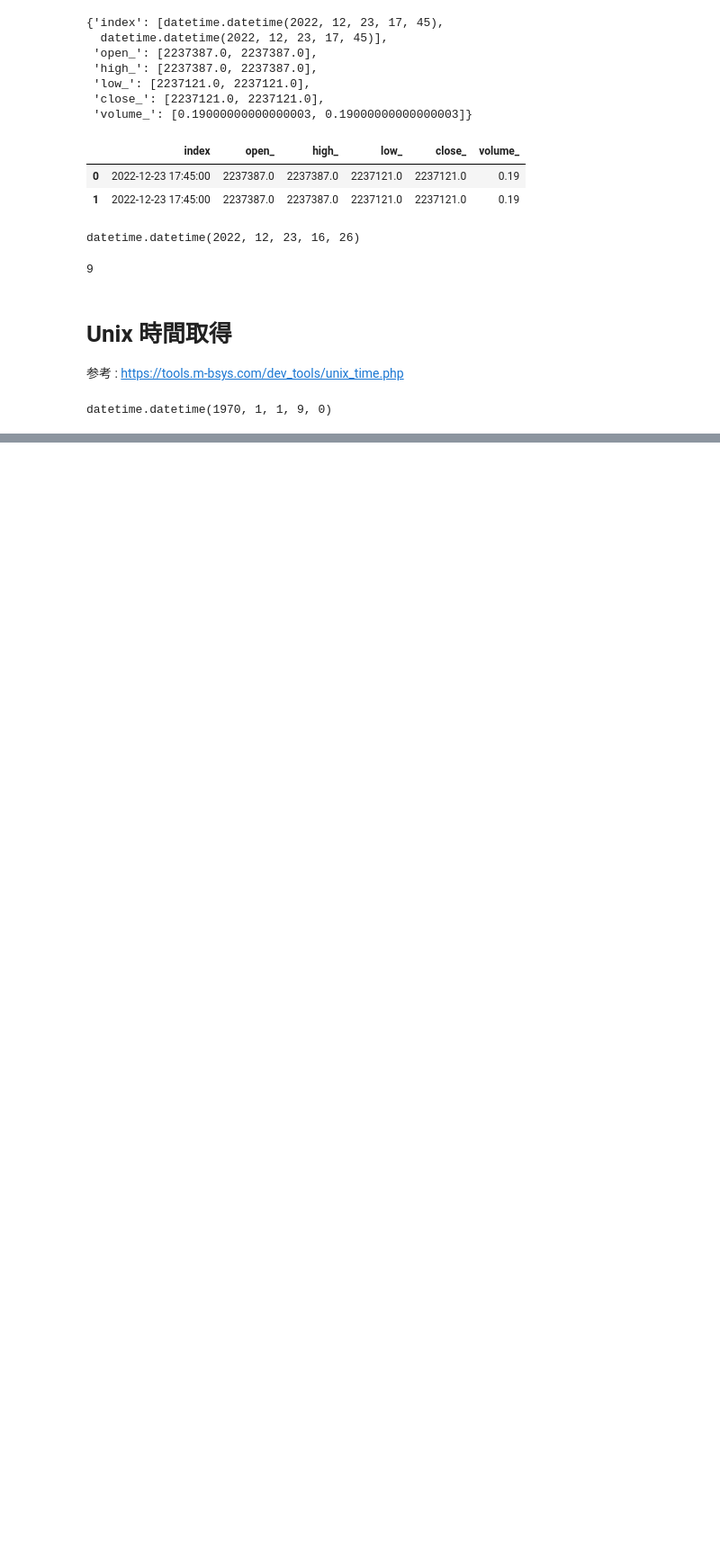
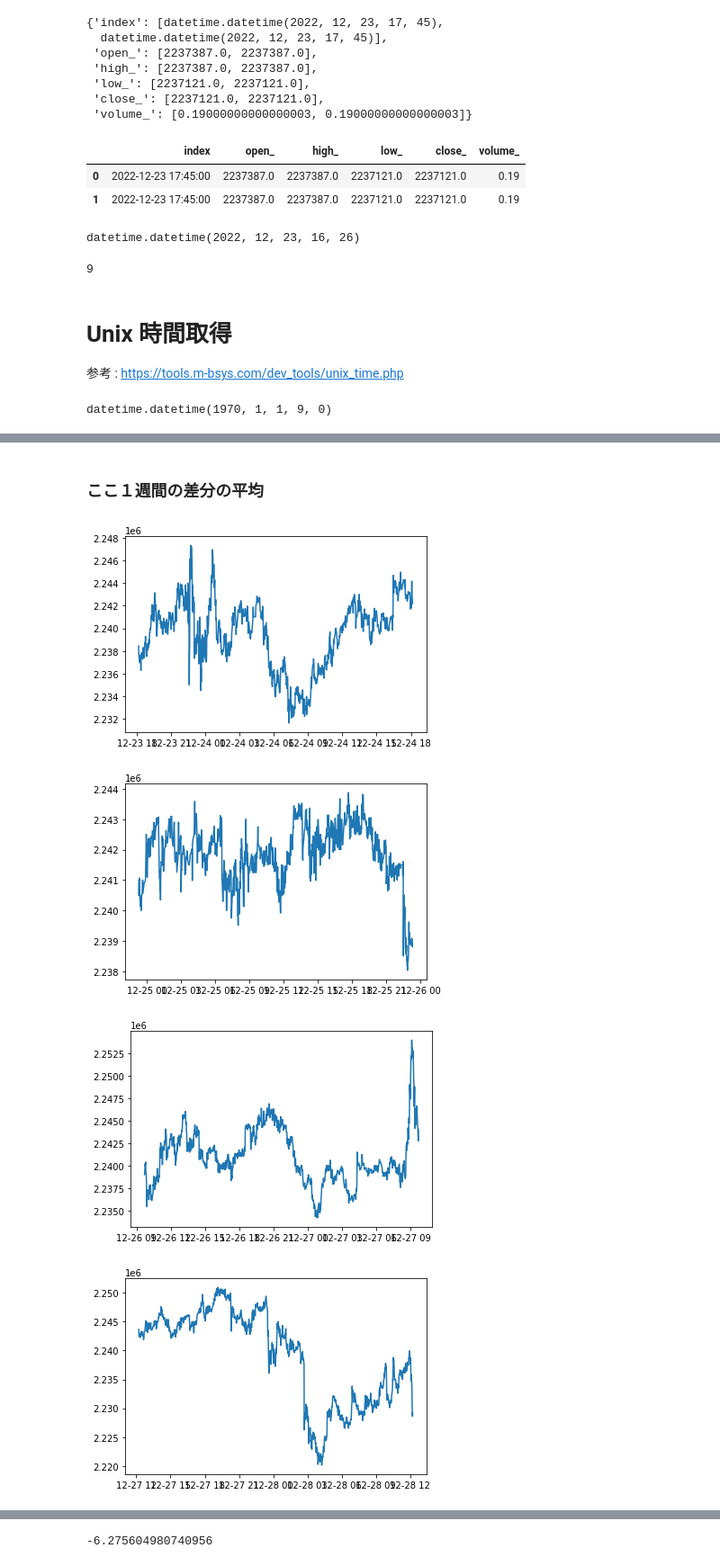
Before and after one commit to yodarjeering/BITCOIN, a Jupyter notebook: Code/coincheck.ipynb, the cells around one changed output, grey strips where cells are left out. Shown at 90% size. Drawn from its saved outputs; the diff is of its cells as text; code cells hidden in the pictures; blank space fills up the shorter version.

```diff
--- a/Code/coincheck.ipynb
+++ b/Code/coincheck.ipynb
@@ -1114,0 +1226,15 @@ cs.show_ceil_chart()
+# %%
+best_prf = -10**7
+best_prf_key = ''
+
+for i,key in enumerate(cs_log_dict):
+    cs_log = cs_log_dict[key]
+    prf = cs_log['total_profit'].values[0]
+    # print(prf)
+    # break
+    if prf>best_prf:
+        best_prf = prf
+        best_prf_key = key
+
+print("best prf key :",best_prf_key)
+print("best prf     :",best_prf)
@@ -1418,0 +1564,16 @@ datetime.datetime(1970, 1, 1, 9, 0)
+# %%
+path_list = [
+'/Users/Owner/Desktop/BitCoin/Data/min1_2022-12-24.csv',
+'/Users/Owner/Desktop/BitCoin/Data/min1_2022-12-25.csv',
+'/Users/Owner/Desktop/BitCoin/Data/min1_2022-12-27.csv',
+'/Users/Owner/Desktop/BitCoin/Data/min1_2022-12-28.csv',
+'/Users/Owner/Desktop/BitCoin/Data/min1_2022-12-29.csv',
+'/Users/Owner/Desktop/BitCoin/Data/min1_2022-12-30.csv',
+'/Users/Owner/Desktop/BitCoin/Data/min1_2022-12-31.csv'
+]
+
+df1 = load_csv_for_1min(path_min1)
+
+df_list = []
+for path_ in path_list:
+    df_list.append(load_csv_for_1min(path_))
@@ -1418,0 +1589,16 @@ datetime.datetime(1970, 1, 1, 9, 0)
+# %% [markdown]
+### ここ１週間の差分の平均
+# %%
+mean_ = 0
+for df_ in df_list:
+    mean_ += df_['close'].diff().mean()
+    plt.clf()
+    plt.plot(df_['close'])
+    plt.show()
+
+mean_/len(df_list)
+# %% [output]
+[figure, added]
+[figure, added]
+[figure, added]
+[figure, added]
@@ -1418,0 +1608 @@ datetime.datetime(1970, 1, 1, 9, 0)
+-6.275604980740956
```
Also changed, not shown: parts of 27 cells of this notebook, 8 other files.
